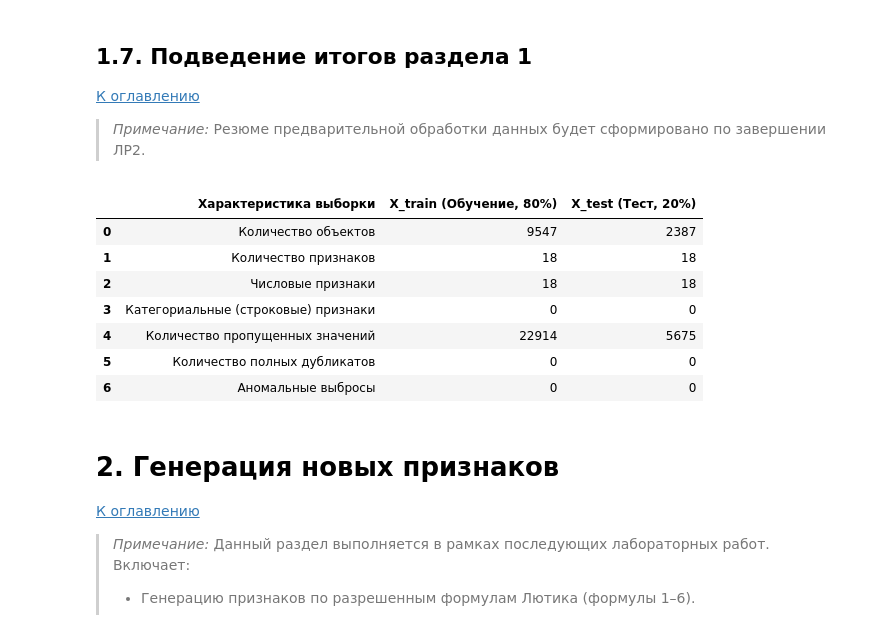
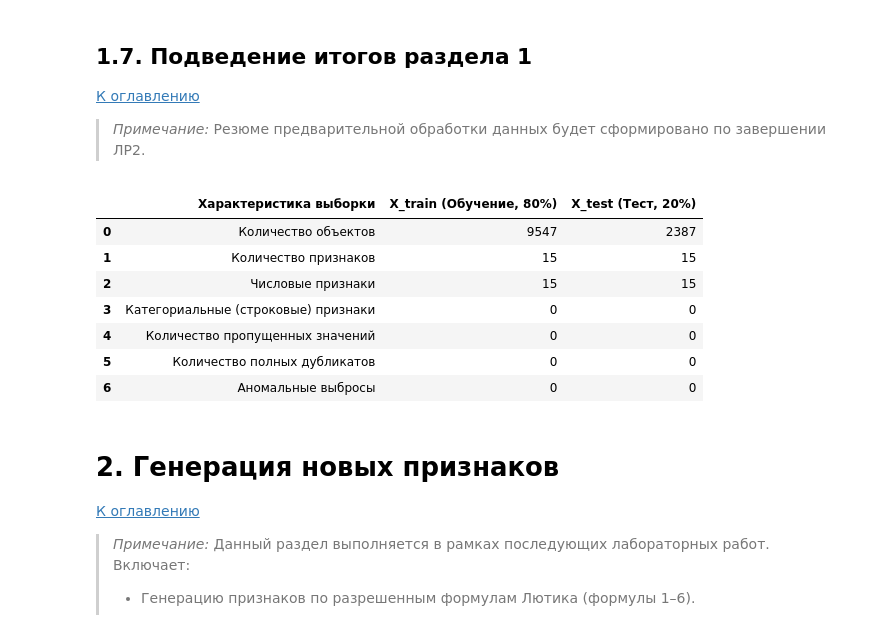
Before and after one commit to viacheslavdevelop/praktikum, a Jupyter notebook: Lab2/Lab2.ipynb, the cells around one changed output. Drawn from its saved outputs; the diff is of its cells as text; code cells hidden in the pictures.

```diff
--- a/Lab2/Lab2.ipynb
+++ b/Lab2/Lab2.ipynb
@@ -719,0 +728,8 @@ display(X_train_imputed.head())
+# %%
+X_train_imputed[cat_col] = ordinal_encoder.fit_transform(X_train_imputed[[cat_col]])
+X_test_imputed[cat_col] = ordinal_encoder.transform(X_test_imputed[[cat_col]])
+
+X_train[cat_col] = ordinal_encoder.fit_transform(X_train[[cat_col]])
+X_test[cat_col] = ordinal_encoder.transform(X_test[[cat_col]])
+
+display(X_train_imputed.head())
@@ -838,42 +861,42 @@ print(f"Выбросов по IQR внутри режима Вектор Мощ
 # %%
 sec1_summary_table = pd.DataFrame({
     'Характеристика выборки': [
         'Количество объектов',
         'Количество признаков',
         'Числовые признаки',
         'Категориальные (строковые) признаки',
         'Количество пропущенных значений',
         'Количество полных дубликатов',
-        'Аномальные выбросы'
+        'Аномальные выбросы',
     ],
     'X_train (Обучение, 80%)': [
-        X_train_imputed.shape[0],
-        X_train_imputed.shape[1],
-        X_train_imputed.select_dtypes(include=[np.number]).shape[1],
-        X_train_imputed.select_dtypes(exclude=[np.number]).shape[1],
-        int(X_train_imputed.isna().sum().sum()),
-        int(X_train_imputed.duplicated().sum()),
-        0
+        X_train.shape[0],
+        X_train.shape[1],
+        X_train.select_dtypes(include=[np.number]).shape[1],
+        X_train.select_dtypes(exclude=[np.number]).shape[1],
+        int(X_train.isna().sum().sum()),
+        int(X_train.duplicated().sum()),
+        0,
     ],
     'X_test (Тест, 20%)': [
-        X_test_imputed.shape[0],
-        X_test_imputed.shape[1],
-        X_test_imputed.select_dtypes(include=[np.number]).shape[1],
-        X_test_imputed.select_dtypes(exclude=[np.number]).shape[1],
-        int(X_test_imputed.isna().sum().sum()),
-        int(X_test_imputed.duplicated().sum()),
-        0
-    ]
+        X_test.shape[0],
+        X_test.shape[1],
+        X_test.select_dtypes(include=[np.number]).shape[1],
+        X_test.select_dtypes(exclude=[np.number]).shape[1],
+        int(X_test.isna().sum().sum()),
+        int(X_test.duplicated().sum()),
+        0,
+    ],
 })
 
 display(sec1_summary_table)
 # %% [output]
 |  | Характеристика выборки | X_train (Обучение, 80%) | X_test (Тест, 20%) |
 | 0 | Количество объектов | 9547 | 2387 |
-| 1 | Количество признаков | 18 | 18 |
-| 2 | Числовые признаки | 18 | 18 |
+| 1 | Количество признаков | 15 | 15 |
+| 2 | Числовые признаки | 15 | 15 |
 | 3 | Категориальные (строковые) признаки | 0 | 0 |
-| 4 | Количество пропущенных значений | 22914 | 5675 |
+| 4 | Количество пропущенных значений | 0 | 0 |
 | 5 | Количество полных дубликатов | 0 | 0 |
 | 6 | Аномальные выбросы | 0 | 0 |
 # %% [markdown]
```
Also changed, not shown: parts of 23 cells of this notebook, 1 other file.
